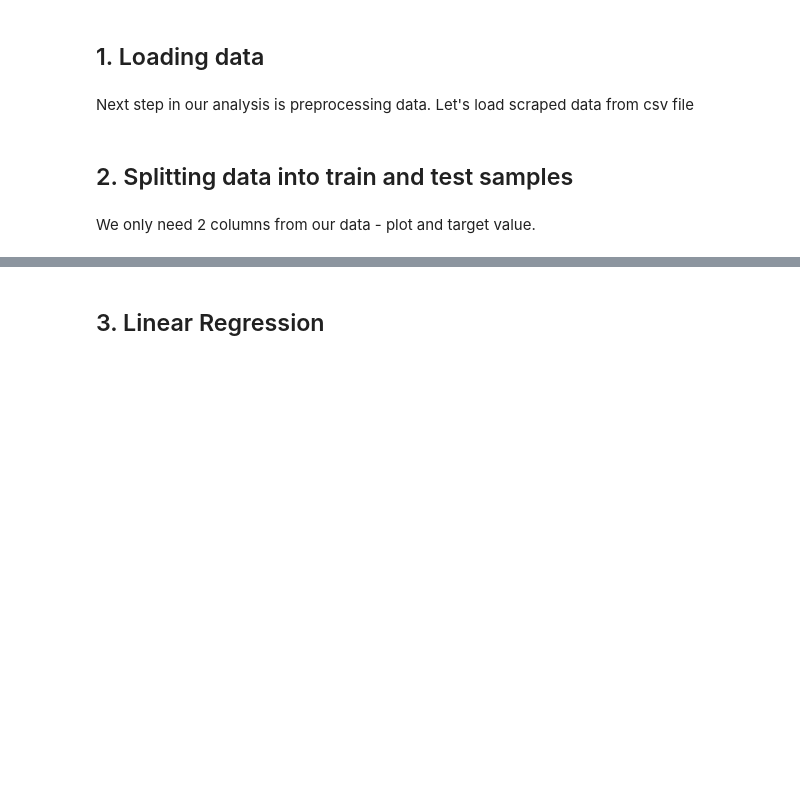
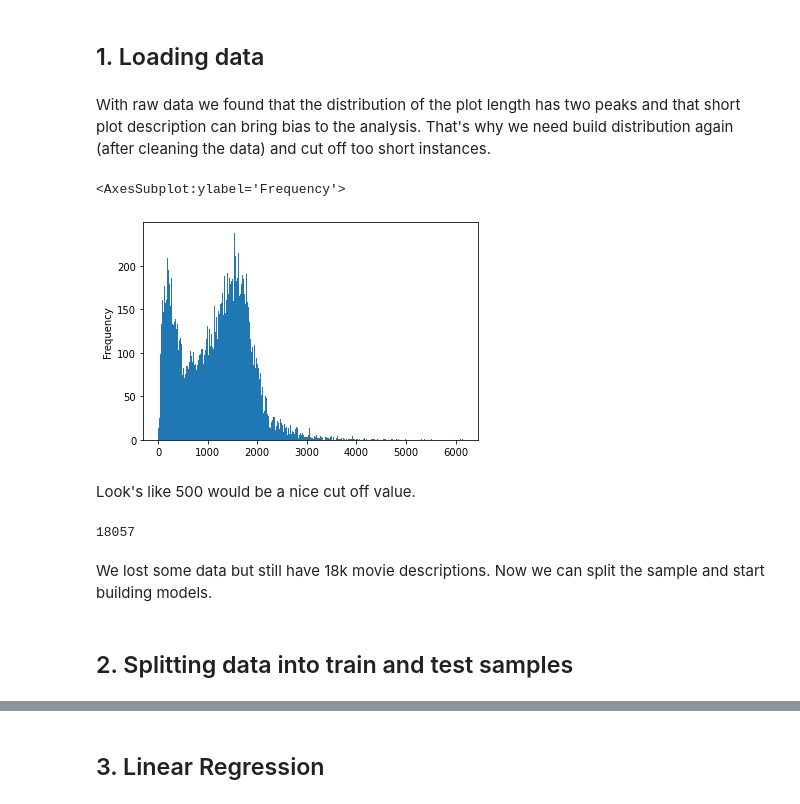
Before and after one commit to altynsai/movie_ratings, a Jupyter notebook: 2_classic_models.ipynb, the cells around one changed output, grey strips where cells are left out. Saved outputs shown, nothing was run; the diff lists cells and outputs as text; code cells hidden in the pictures; blank space fills up the shorter version.

```diff
--- a/2_classic_models.ipynb
+++ b/2_classic_models.ipynb
@@ -30,15 +33,28 @@ from sklearn.ensemble import RandomForestClassifier
 from xgboost import XGBClassifier, XGBRegressor
 # %% [markdown]
 ## 1. Loading data
-# %% [markdown]
-Next step in our analysis is preprocessing data. Let's load scraped data from csv file
 # %%
 with open('data/X.p', 'rb') as f:
     X = pickle.load(f)
 
 with open('data/y.p', 'rb') as f:
     y = pickle.load(f)
+# %% [markdown]
+With raw data we found that the distribution of the plot length has two peaks and that short plot description can bring bias to the analysis. That's why we need build distribution again (after cleaning the data) and cut off too short instances.
+# %%
+X.apply(len).plot(kind='hist', bins = 500)
+# %% [output]
+<AxesSubplot:ylabel='Frequency'>
+[figure, added]
+# %% [markdown]
+Look's like 500 would be a nice cut off value.
+# %%
+y = y[X.apply(len)>=500]
+X = X[X.apply(len)>=500]
+len(X)
+# %% [output]
+18057
+# %% [markdown]
+We lost some data but still have 18k movie descriptions. Now we can split the sample and start building models.
 # %% [markdown]
 ## 2. Splitting data into train and test samples
-# %% [markdown]
-We only need 2 columns from our data - plot and target value.
```
Also changed, not shown: parts of 66 cells of this notebook.
